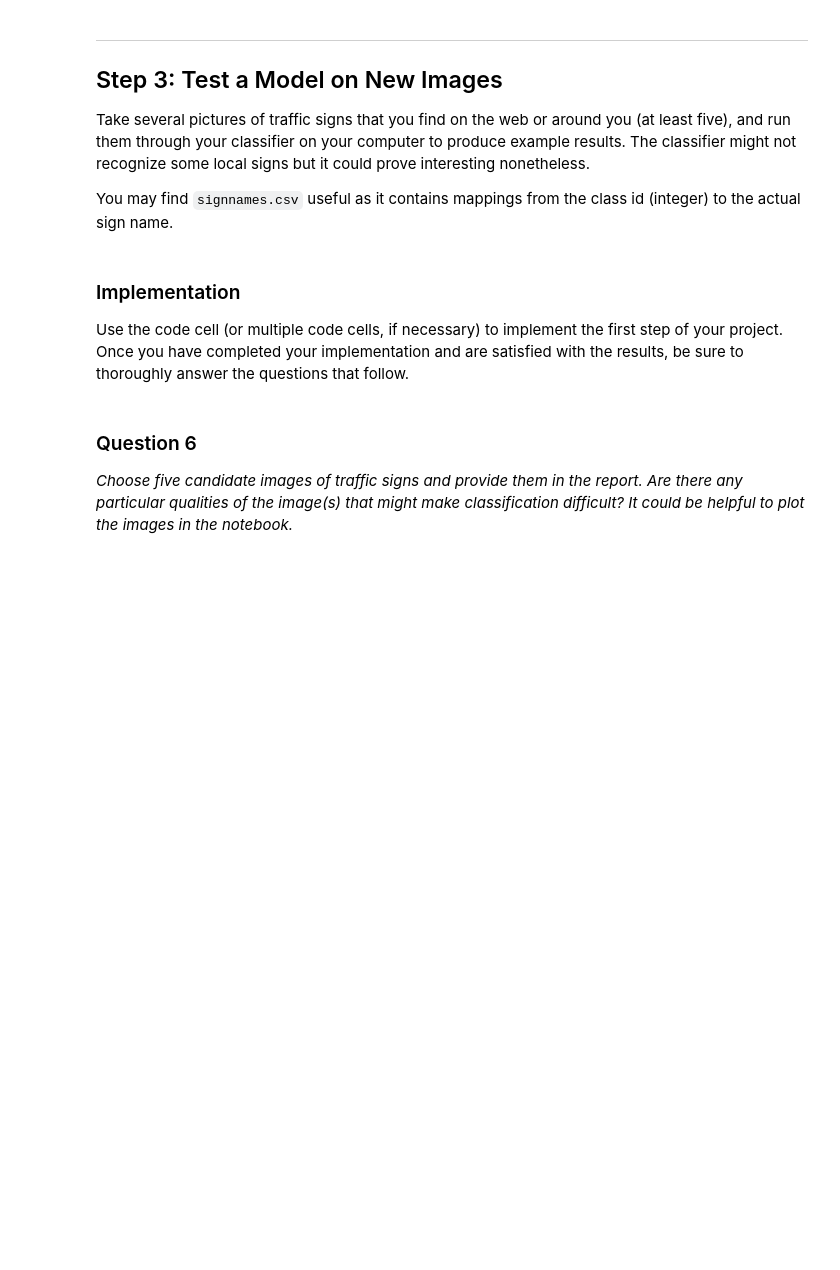
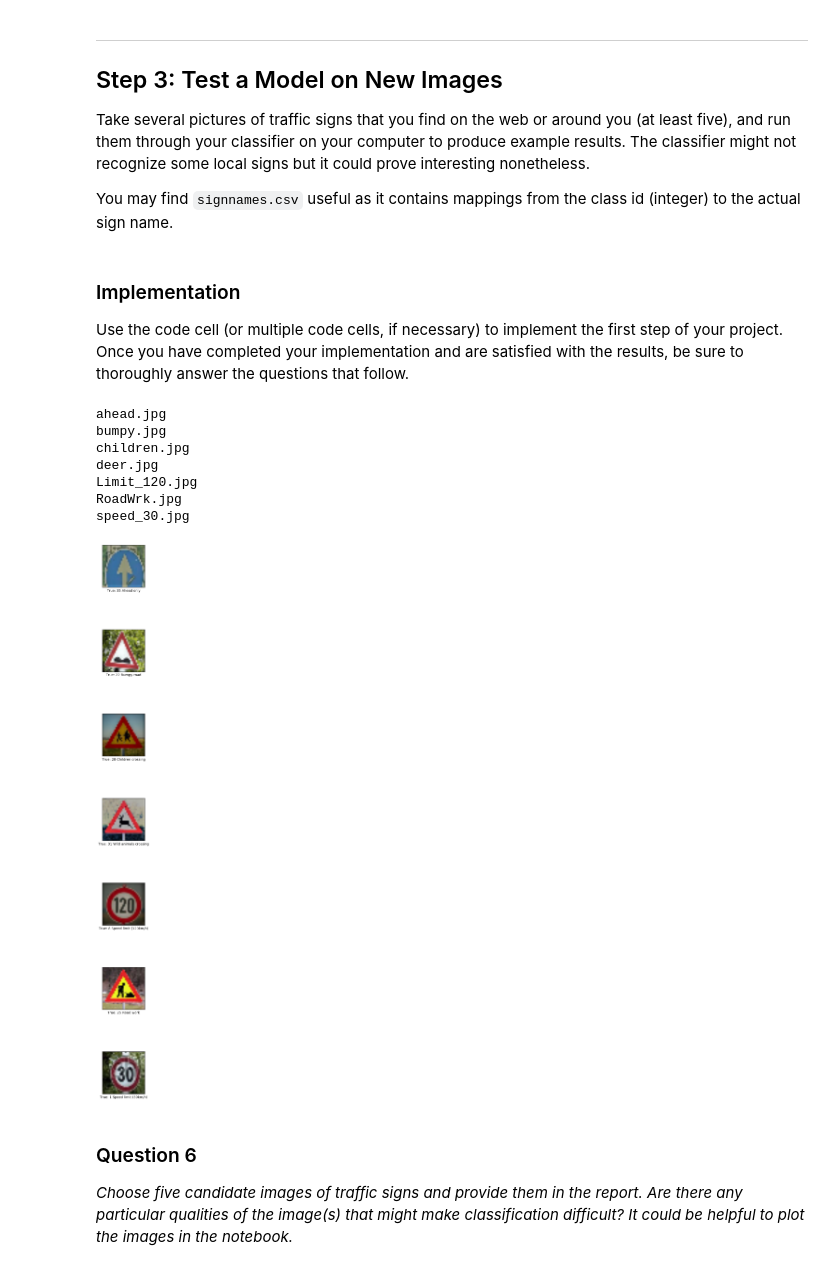
Before and after one commit to ramsrigouthamg/CarND-Traffic-Sign-Classifier-Project, a Jupyter notebook: Traffic_Sign_Classifier.ipynb, the cells around one changed output. Drawn from its saved outputs; the diff is of its cells as text; code cells hidden in the pictures; blank space fills up the shorter version.

```diff
--- a/Traffic_Sign_Classifier.ipynb
+++ b/Traffic_Sign_Classifier.ipynb
@@ -463,27 +508,31 @@ Use the code cell (or multiple code cells, if necessary) to implement the first
 # %%
 ### Load the images and plot them here.
 ### Feel free to use as many code cells as needed.
 import os
 #Read images found on the from the folder and run your classifier on them.
 testimages=[]
 for filename in os.listdir("./Test_Traffic_Signs"):
     print (filename)
     filename = os.path.join("./Test_Traffic_Signs",filename)
     img = cv2.imread(filename)
     img = cv2.resize(img, (32, 32))
     b,g,r = cv2.split(img)           # get b, g, r
     img = cv2.merge([r,g,b])
     testimages.append(img)
 testimages=np.array(testimages)
 
-testimages = Preprocess(testimages)
 
-with tf.Session() as sess:
-    saver.restore(sess, tf.train.latest_checkpoint('.'))
-    test_newImages_accuracy = predict(testimages).eval()
-    print(test_newImages_accuracy)
 
-plot_images(images=testimages, cls_true=[35,22,28,31,8,25,1],cls_pred =test_newImages_accuracy)
+plot_images(images=testimages, cls_true=[35,22,28,31,8,25,1])
+# %% [output]
+ahead.jpg
+bumpy.jpg
+children.jpg
+deer.jpg
+Limit_120.jpg
+RoadWrk.jpg
+speed_30.jpg
+[figure, added]
 # %% [markdown]
 ### Question 6
 
```
Also changed, not shown: parts of 14 cells of this notebook.
